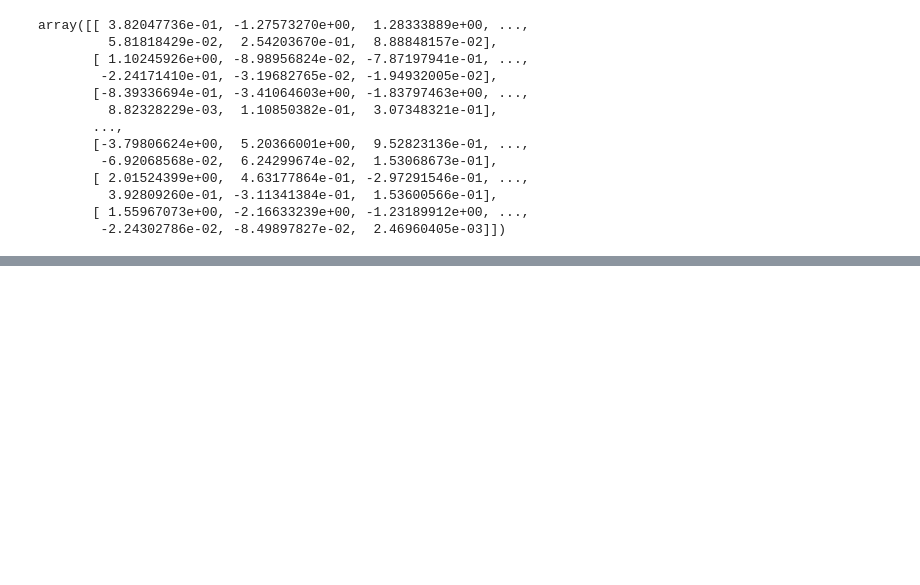
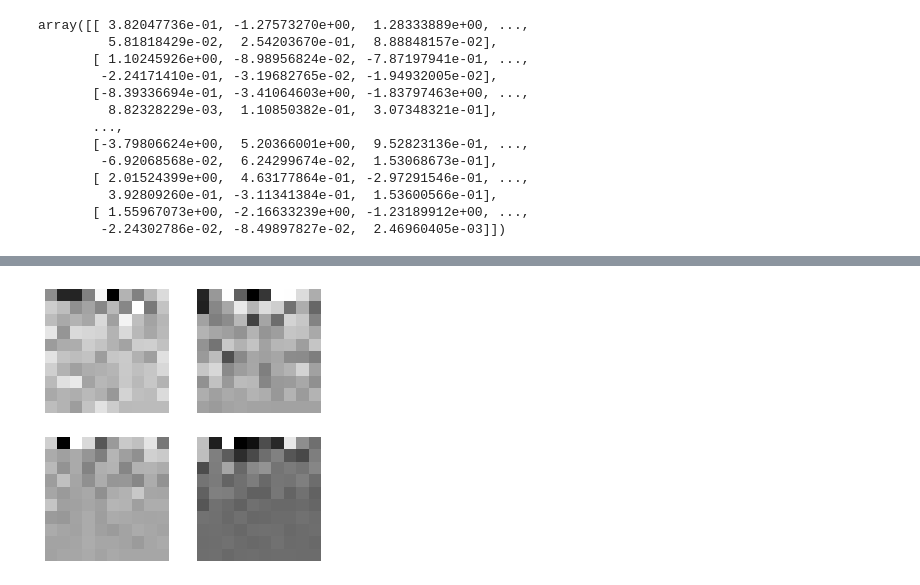
Before and after one commit to brunoprp/machine_learning, a Jupyter notebook: Notebooks/PCA_IMAGE.ipynb, the cells around one changed output, grey strips where cells are left out. Cells and saved outputs as stored; diff of their text form; code cells hidden in the pictures; blank space fills up the shorter version.

```diff
--- a/Notebooks/PCA_IMAGE.ipynb
+++ b/Notebooks/PCA_IMAGE.ipynb
@@ -403,0 +443,13 @@ array([[ 3.82047736e-01, -1.27573270e+00,  1.28333889e+00, ...,
+# %%
+pca_2_100 = np.dot(X_data_cet, Q_ord[:, :100])
+plt.figure(figsize=(5,5))
+for i in range(4):
+    plt.subplot(2,2,i+1)
+    plt.xticks([])
+    plt.yticks([])
+    plt.grid(True)
+    img = np.reshape(pca_2_100[i], (10, 10))
+    plt.imshow(img, cmap=plt.cm.binary)
+plt.show()
+# %% [output]
+[figure, added]
```
Also changed, not shown: parts of 18 cells of this notebook, 5 other files.
